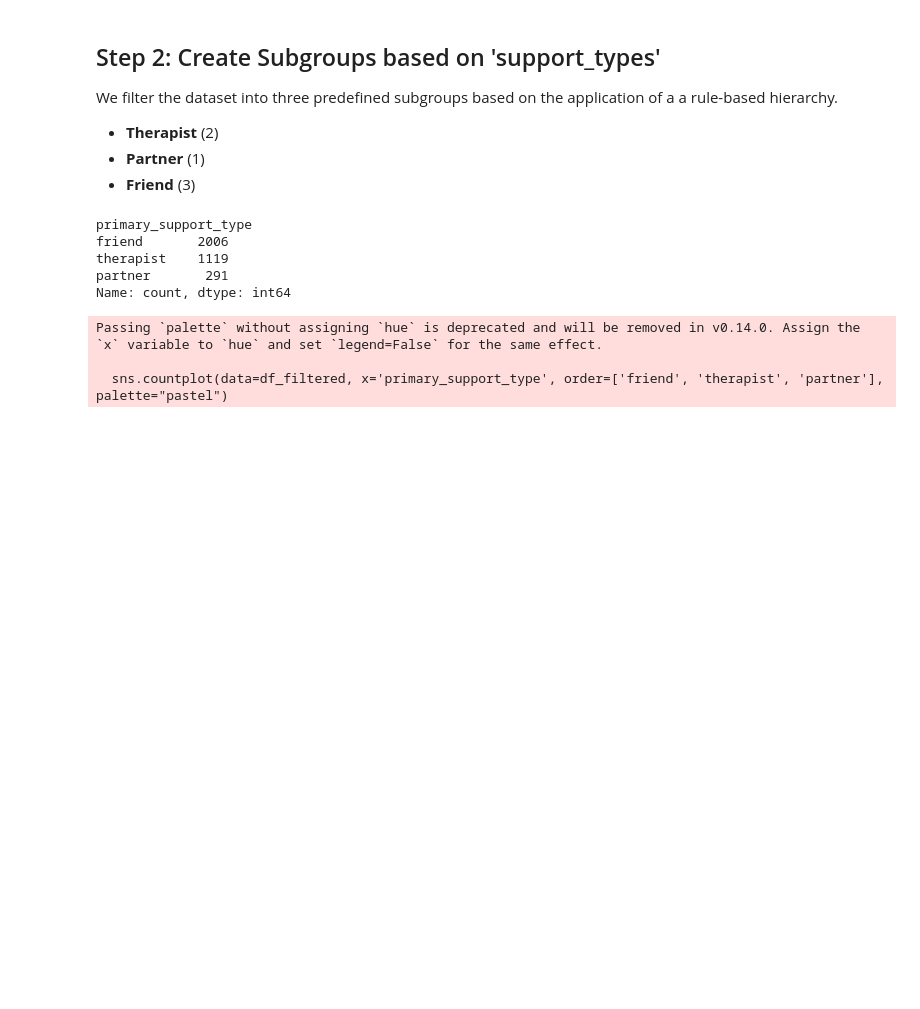
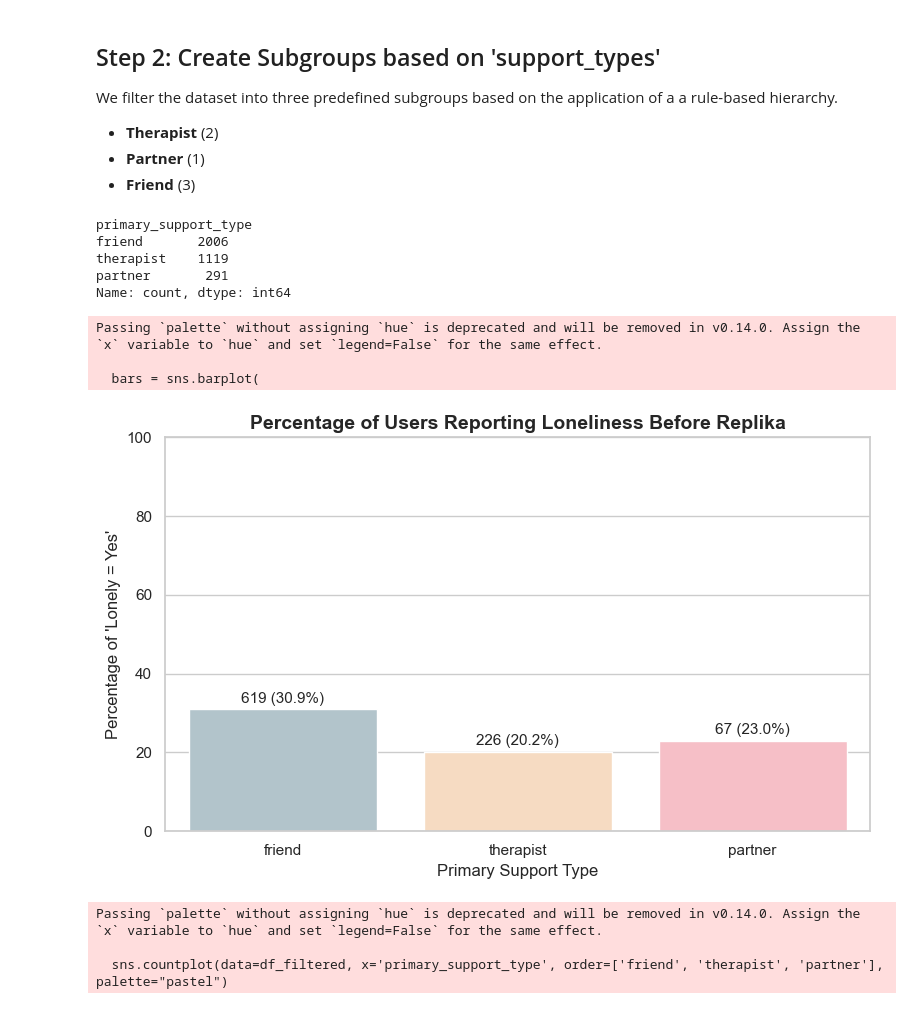
Before and after one commit to ankee07/SocKult25, a Jupyter notebook: analysis_plan_replika.ipynb, the cells around one changed output. Saved outputs shown, nothing was run; the diff lists cells and outputs as text; code cells hidden in the pictures; blank space fills up the shorter version.

```diff
--- a/analysis_plan_replika.ipynb
+++ b/analysis_plan_replika.ipynb
@@ -65,6 +66,61 @@ friend       2006
 therapist    1119
 partner       291
 Name: count, dtype: int64
+# %%
+import pandas as pd
+import matplotlib.pyplot as plt
+import seaborn as sns
+
+# Set Seaborn style
+sns.set(style="whitegrid")
+
+# Count total users per group (for percentage denominator)
+group_totals = df_filtered["primary_support_type"].value_counts().reindex(support_order)
+
+# Filter and count those who were lonely
+df_lonely = df_filtered[df_filtered["loneliness_before_ai"] == "Yes"]
+lonely_counts = df_lonely["primary_support_type"].value_counts().reindex(support_order)
+
+# Calculate percentages
+lonely_percentages = (lonely_counts / group_totals * 100).round(1)
+
+# Prepare data for Seaborn-style barplot
+lonely_df = pd.DataFrame({
+    'primary_support_type': support_order,
+    'lonely_count': lonely_counts.values,
+    'lonely_percent': lonely_percentages.values
+})
+
+# Create bar plot using Seaborn
+plt.figure(figsize=(8, 5))
+bars = sns.barplot(
+    data=lonely_df,
+    x='primary_support_type',
+    y='lonely_percent',
+    palette=[pastel_palette[group] for group in support_order]
+)
+
+# Add percentage labels on top of bars
+for i, row in lonely_df.iterrows():
+    label = f"{int(row.lonely_count)} ({row.lonely_percent}%)"
+    plt.text(i, row.lonely_percent + 1, label, ha='center', va='bottom', fontsize=11)
+
+# Titles and labels
+plt.title("Percentage of Users Reporting Loneliness Before Replika", fontsize=14, weight='bold')
+plt.xlabel("Primary Support Type")
+plt.ylabel("Percentage of 'Lonely = Yes'", fontsize=12)
+plt.ylim(0, 100)
+plt.xticks(fontsize=11)
+plt.yticks(fontsize=11)
+plt.tight_layout()
+
+# Show plot
+plt.show()
+# %% [output]
+Passing `palette` without assigning `hue` is deprecated and will be removed in v0.14.0. Assign the `x` variable to `hue` and set `legend=False` for the same effect.
+
+  bars = sns.barplot(
+[figure, added]
 # %%
 #plotting:
 # Set Seaborn style
```
Also changed, not shown: parts of 6 cells of this notebook.
